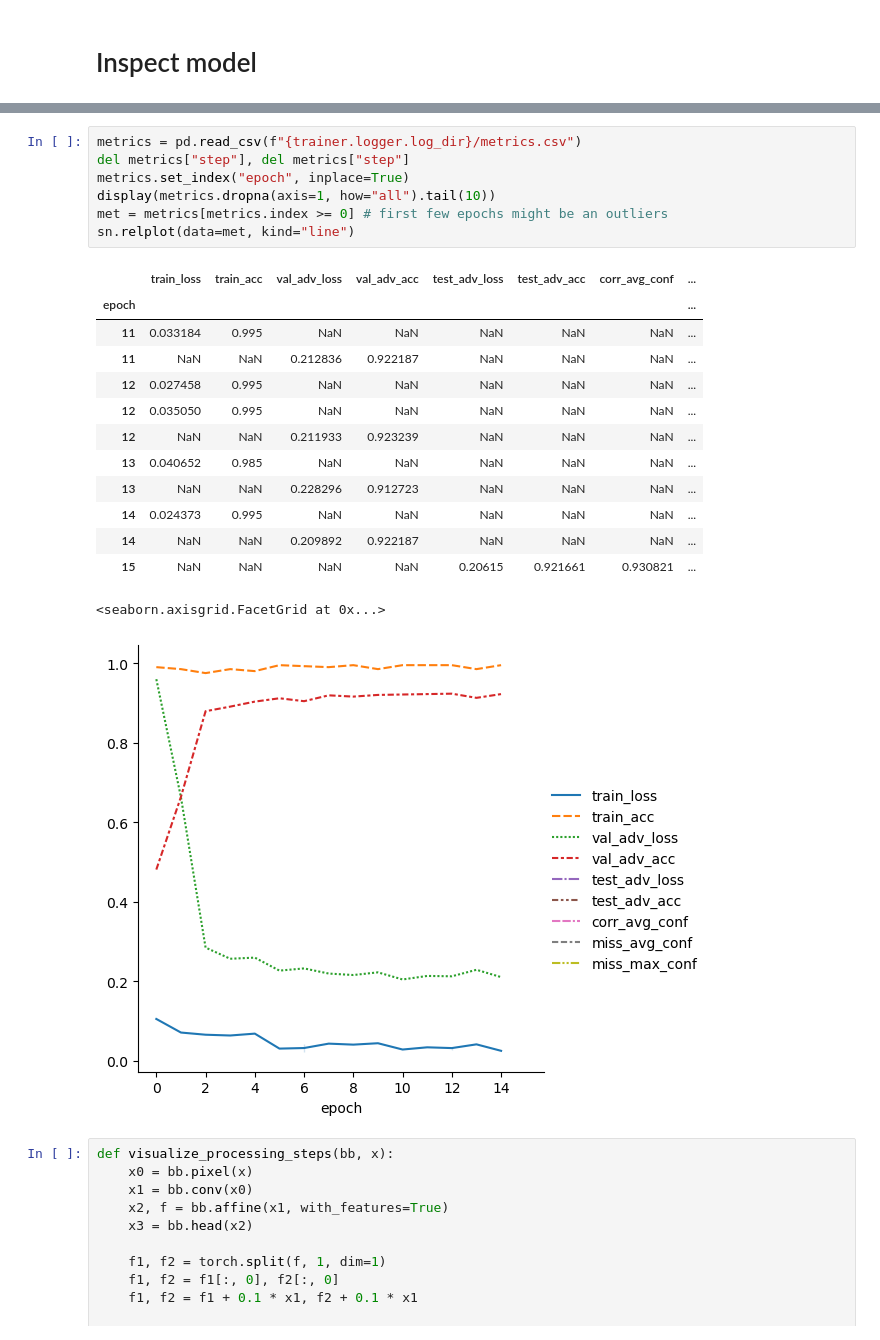
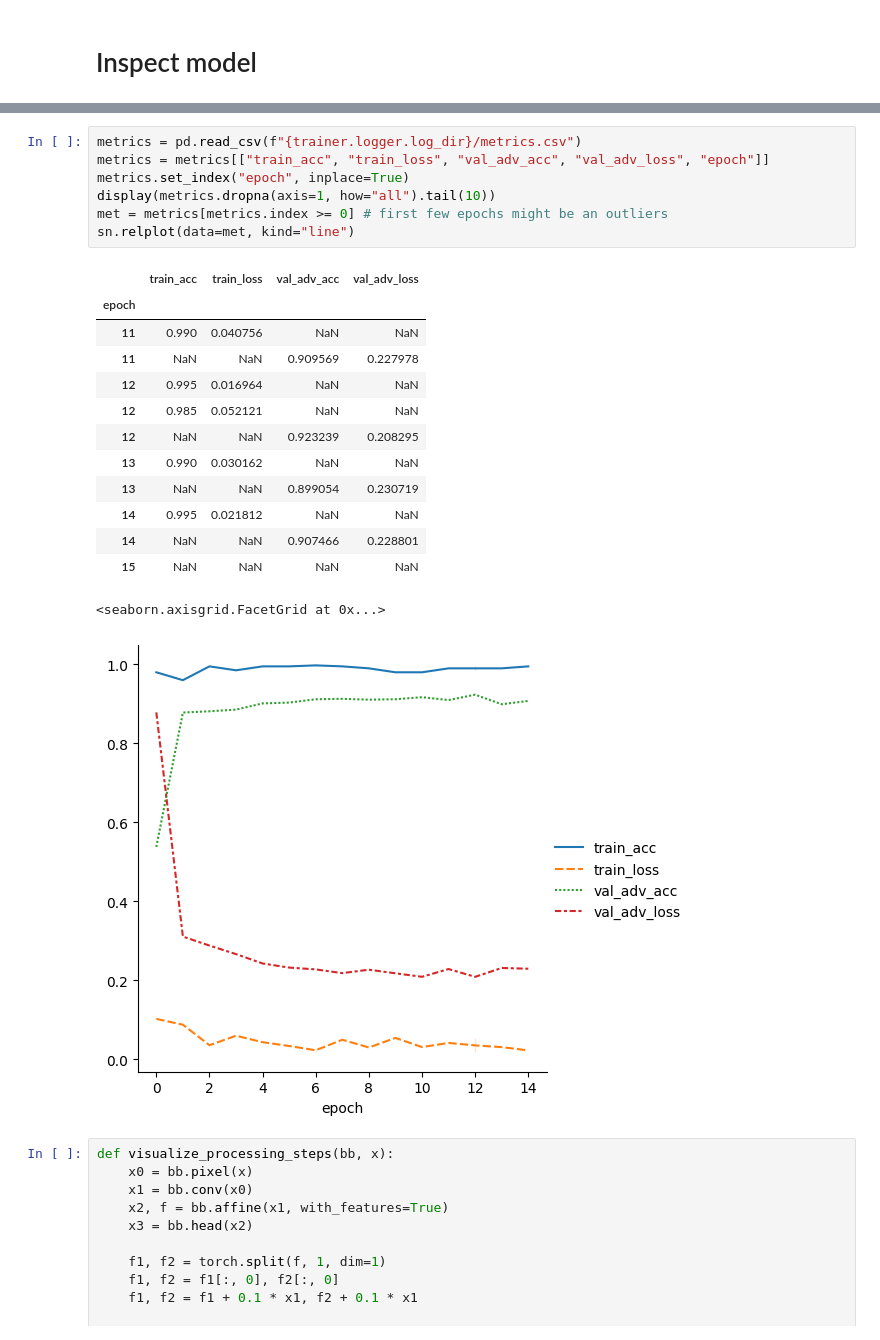
Before and after one commit to 314-Foundation/white-box-nn, a Jupyter notebook: jupyter/main.ipynb, the cells around one changed output, grey strips where cells are left out. Cells and saved outputs as stored; diff of their text form.

Commit message:
tests on full

```diff
--- a/jupyter/main.ipynb
+++ b/jupyter/main.ipynb
@@ -217,25 +220,25 @@ False
 # %%
 metrics = pd.read_csv(f"{trainer.logger.log_dir}/metrics.csv")
-del metrics["step"], del metrics["step"]
+metrics = metrics[["train_acc", "train_loss", "val_adv_acc", "val_adv_loss", "epoch"]]
 metrics.set_index("epoch", inplace=True)
 display(metrics.dropna(axis=1, how="all").tail(10))
 met = metrics[metrics.index >= 0] # first few epochs might be an outliers
 sn.relplot(data=met, kind="line")
 # %% [output]
-|  | train_loss | train_acc | val_adv_loss | val_adv_acc | test_adv_loss | test_adv_acc | corr_avg_conf | ... |
-| epoch |  |  |  |  |  |  |  | ... |
-| 11 | 0.033184 | 0.995 | NaN | NaN | NaN | NaN | NaN | ... |
-| 11 | NaN | NaN | 0.212836 | 0.922187 | NaN | NaN | NaN | ... |
-| 12 | 0.027458 | 0.995 | NaN | NaN | NaN | NaN | NaN | ... |
-| 12 | 0.035050 | 0.995 | NaN | NaN | NaN | NaN | NaN | ... |
-| 12 | NaN | NaN | 0.211933 | 0.923239 | NaN | NaN | NaN | ... |
-| 13 | 0.040652 | 0.985 | NaN | NaN | NaN | NaN | NaN | ... |
-| 13 | NaN | NaN | 0.228296 | 0.912723 | NaN | NaN | NaN | ... |
-| 14 | 0.024373 | 0.995 | NaN | NaN | NaN | NaN | NaN | ... |
-| 14 | NaN | NaN | 0.209892 | 0.922187 | NaN | NaN | NaN | ... |
-| 15 | NaN | NaN | NaN | NaN | 0.20615 | 0.921661 | 0.930821 | ... |
+|  | train_acc | train_loss | val_adv_acc | val_adv_loss |
+| epoch |  |  |  |  |
+| 11 | 0.990 | 0.040756 | NaN | NaN |
+| 11 | NaN | NaN | 0.909569 | 0.227978 |
+| 12 | 0.995 | 0.016964 | NaN | NaN |
+| 12 | 0.985 | 0.052121 | NaN | NaN |
+| 12 | NaN | NaN | 0.923239 | 0.208295 |
+| 13 | 0.990 | 0.030162 | NaN | NaN |
+| 13 | NaN | NaN | 0.899054 | 0.230719 |
+| 14 | 0.995 | 0.021812 | NaN | NaN |
+| 14 | NaN | NaN | 0.907466 | 0.228801 |
+| 15 | NaN | NaN | NaN | NaN |
 <seaborn.axisgrid.FacetGrid at 0x...>
-[figure, old version]
+[figure, new version]
 # %%
 def visualize_processing_steps(bb, x):
     x0 = bb.pixel(x)
```
Also changed, not shown: parts of 29 cells of this notebook.
